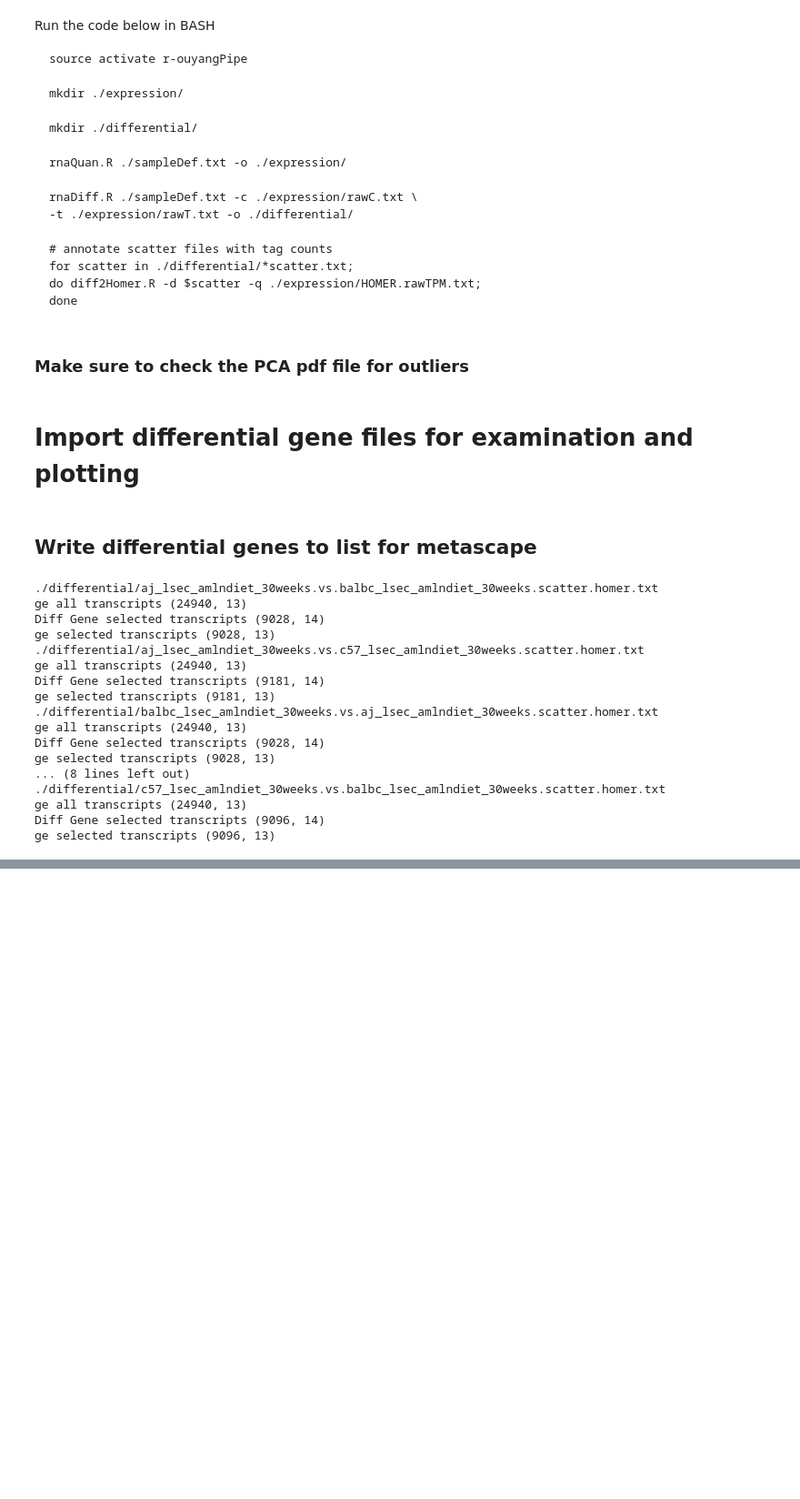
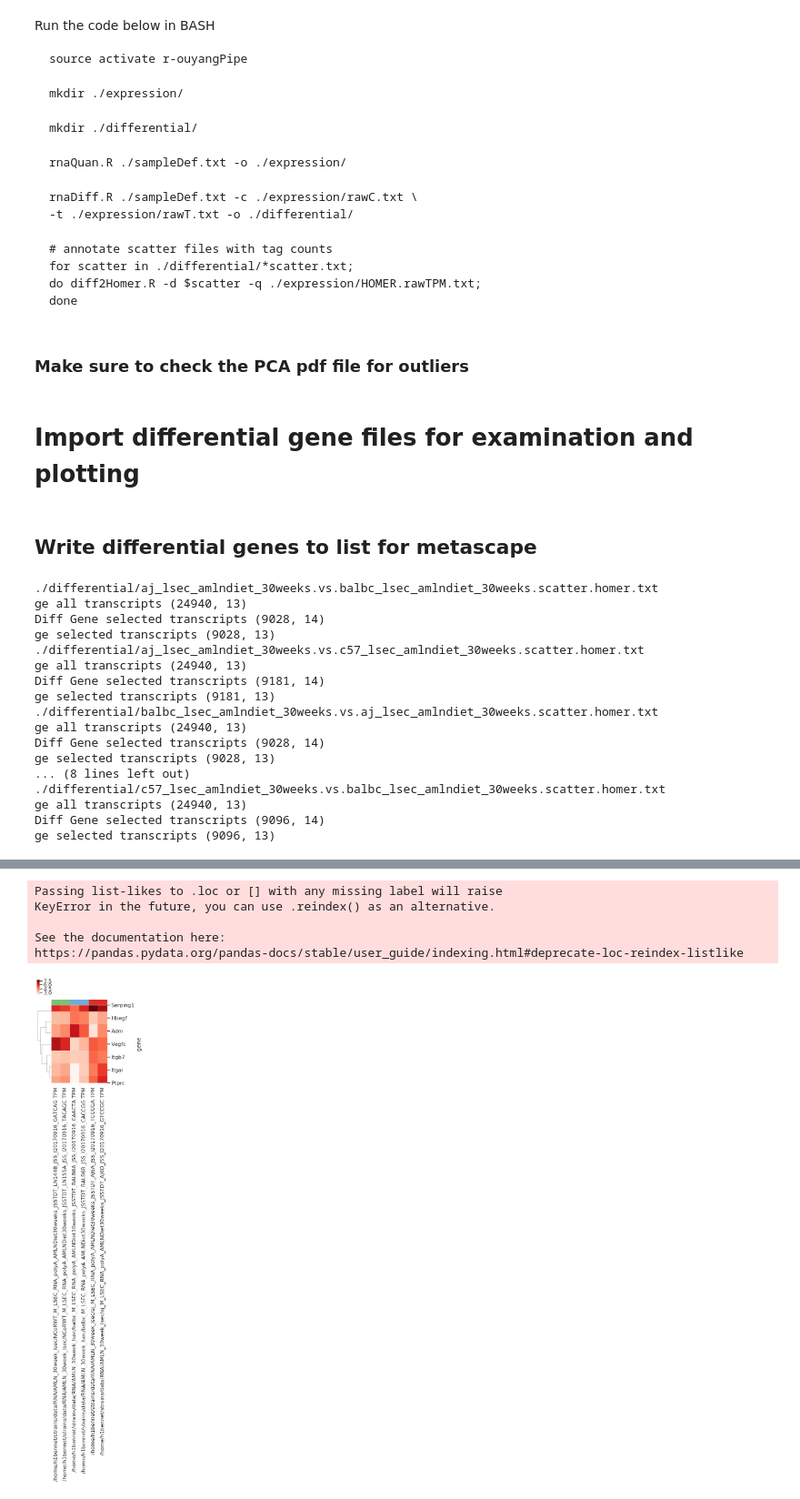
Before and after one commit to HunterBennett/strains_rna, a Jupyter notebook: results/L01_Strains_AMLN30weeks_LSEC_RNA.ipynb, the cells around one changed output, grey strips where cells are left out. Shown: that part at 91% size. Cells and saved outputs as stored; diff of their text form; code cells hidden in the pictures; blank space fills up the shorter version.

```diff
--- a/results/L01_Strains_AMLN30weeks_LSEC_RNA.ipynb
+++ b/results/L01_Strains_AMLN30weeks_LSEC_RNA.ipynb
@@ -135,7 +135,7 @@ for strain in strains:
 
         # select differential genes
         df = df.loc[~(df.chr.str.contains('chrX|chrY|ChrUn')), :]
-        sig_genes = df.index[(df['padj'] < padj) & (df['log2FoldChange'] >= log2fc)].to_list()
+        sig_genes = df.index[(df['padj'] < padj) & (df['log2FoldChange'] <= -log2fc)].to_list()
 
         # add to sets
         if len(g_union) == 0:
@@ -173,7 +173,7 @@ ge selected transcripts (9096, 13)
 for key in gene_list_dict.keys():
     print(key)
     print(len(gene_list_dict[key]), 'genes')
-    with open('./gene_lists/'+key+'_lsec_genes_fc_'+str(log2fc)+'_pval_'+str(pval)+'.txt', 'w') as f:
+    with open('./gene_lists/'+key+'_lsec_genes_fc_'+str(log2fc)+'_pval_'+str(padj)+'.txt', 'w') as f:
         f.write('Gene\n')
         for i in gene_list_dict[key]:
             f.write(i+'\n')
@@ -193,0 +201,4 @@ c57_intersection
+# %%
+ligands = pd.read_csv('/home/h1bennet/data/gene_lists/nichenet_ligands.txt',
+                      sep='\t')['x'].str.capitalize().tolist()
+ligands[:5]
@@ -193,0 +209,9 @@ c57_intersection
+# %%
+act = []
+for key in gene_list_dict.keys():
+    if 'intersection' in key:
+        act.extend(gene_list_dict[key])
+
+act = set(act)
+# overlap with ligands
+act_ligands = act.intersection(ligands)
@@ -193,0 +231,23 @@ c57_intersection
+# %%
+sns.clustermap(
+    np.log2(tpm_mat.loc[act_ligands]+1).dropna(),
+    col_cluster=False,
+    #z_score=0,
+    cmap='Reds',
+    #vmin=-2,
+    vmax=8,
+    col_colors = ['#74c476', '#74c476',
+                  '#6baed6', '#6baed6',
+                  '#de2d26', '#de2d26'],
+    figsize=(4,6),
+    yticklabels=1)
+
+plt.savefig('./figures/diff_genes_intersection_ligands_clustermap.png', bbox_inches='tight')
+# plt.close()
+# %% [output]
+Passing list-likes to .loc or [] with any missing label will raise
+KeyError in the future, you can use .reindex() as an alternative.
+
+See the documentation here:
+https://pandas.pydata.org/pandas-docs/stable/user_guide/indexing.html#deprecate-loc-reindex-listlike
+[figure, added]
```
Also changed, not shown: parts of 14 cells of this notebook, 13 other files.
